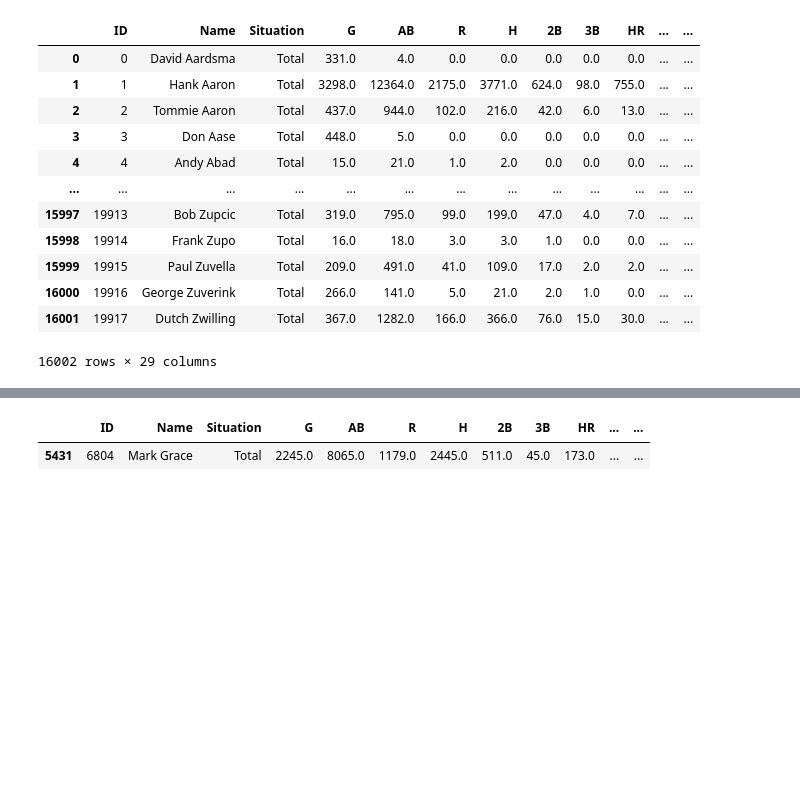
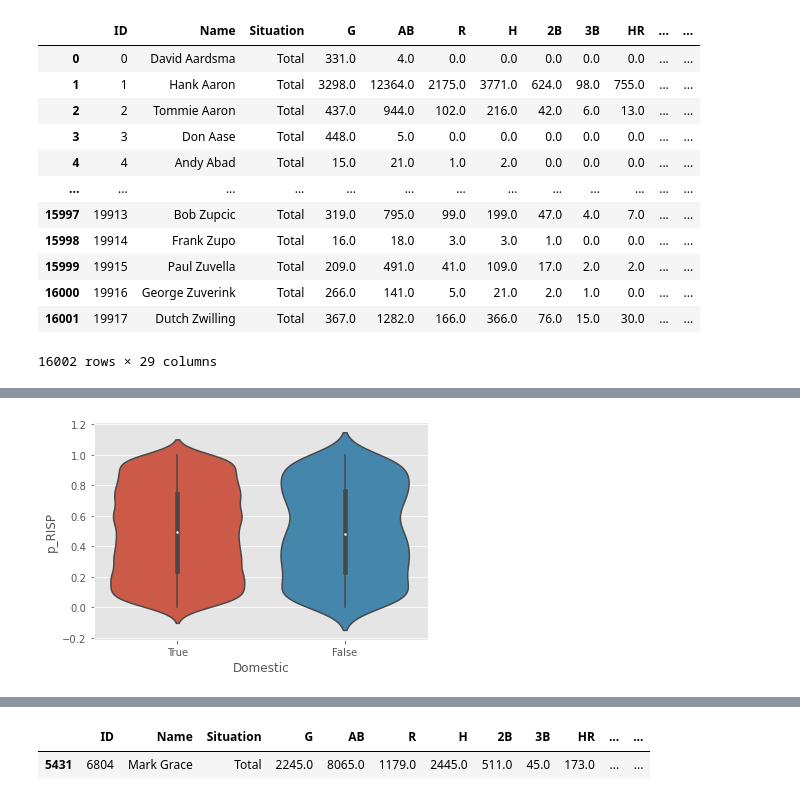
Before and after one commit to kiwymic/MLB-data-analysis, a Jupyter notebook: MLB career analysis.ipynb, the cells around one changed output, grey strips where cells are left out. Saved outputs shown, nothing was run; the diff lists cells and outputs as text; code cells hidden in the pictures; blank space fills up the shorter version.

```diff
--- a/MLB career analysis.ipynb
+++ b/MLB career analysis.ipynb
@@ -845,0 +843,2 @@ Index(['ID', 'Name', 'Situation', 'G', 'AB', 'R', 'H', '2B', '3B', 'HR', 'RBI',
+# %%
+df_player_profile = pd.read_csv("BIOFILE_MLB.csv");
@@ -845,0 +861,18 @@ Index(['ID', 'Name', 'Situation', 'G', 'AB', 'R', 'H', '2B', '3B', 'HR', 'RBI',
+# %%
+#df_player_profile.columns # BATS, HOF, BIRTH COUNTRY
+df_player_url = pd.read_csv("players_url.csv")
+df_player_url["ID"] = df_player_url["Unnamed: 0"];
+df_player_url.drop(["Unnamed: 0"], axis = 1, inplace=True);
+df_player_url["Retro_id"] = df_player_url["Url"].str[-12:-4];
+df_player_info = df_player_url.merge(df_player_profile[["PLAYERID","BATS", "HOF", "BIRTH COUNTRY"]], how = "left", left_on="Retro_id", right_on="PLAYERID");
+# %%
+#df_player_url.drop(["Retro_id"], axis = 1, inplace=True);
+df_player_info["Domestic"] = df_player_info["BIRTH COUNTRY"] == "USA";
+# %%
+df_player_info["ID"] = df_player_info["ID"].astype(np.int64);
+df_player_summary["ID"] = df_player_summary["ID"].astype(np.int64);
+df_player_summary = df_player_summary.merge(df_player_info[["ID","BATS", "HOF", "Domestic"]], how = "left", on = "ID")
+# %%
+ax = sns.violinplot(x="Domestic", y="p_RISP", data=df_player_summary, order=[True, False]);
+# %% [output]
+[figure, added]
```
Also changed, not shown: parts of 35 cells of this notebook.
